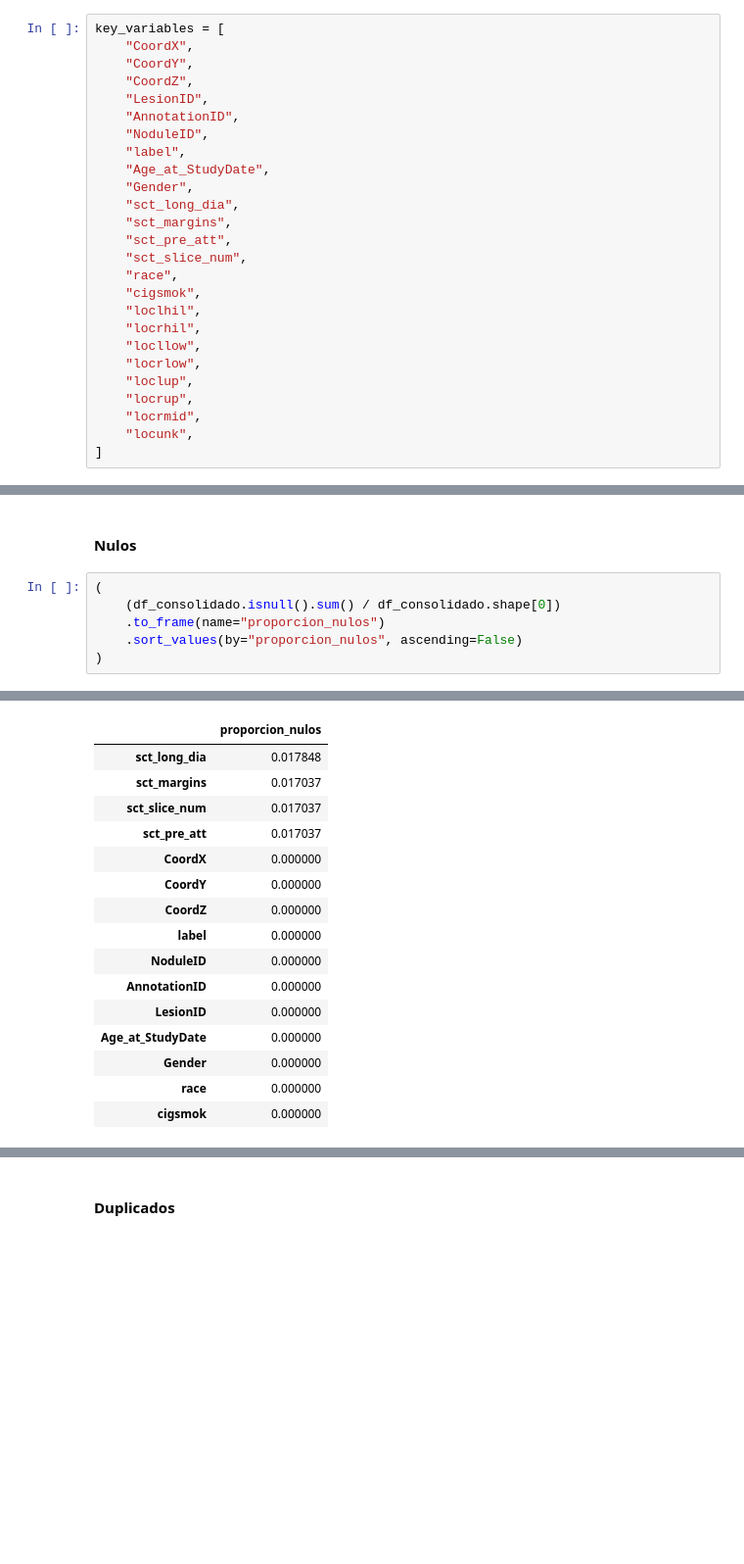
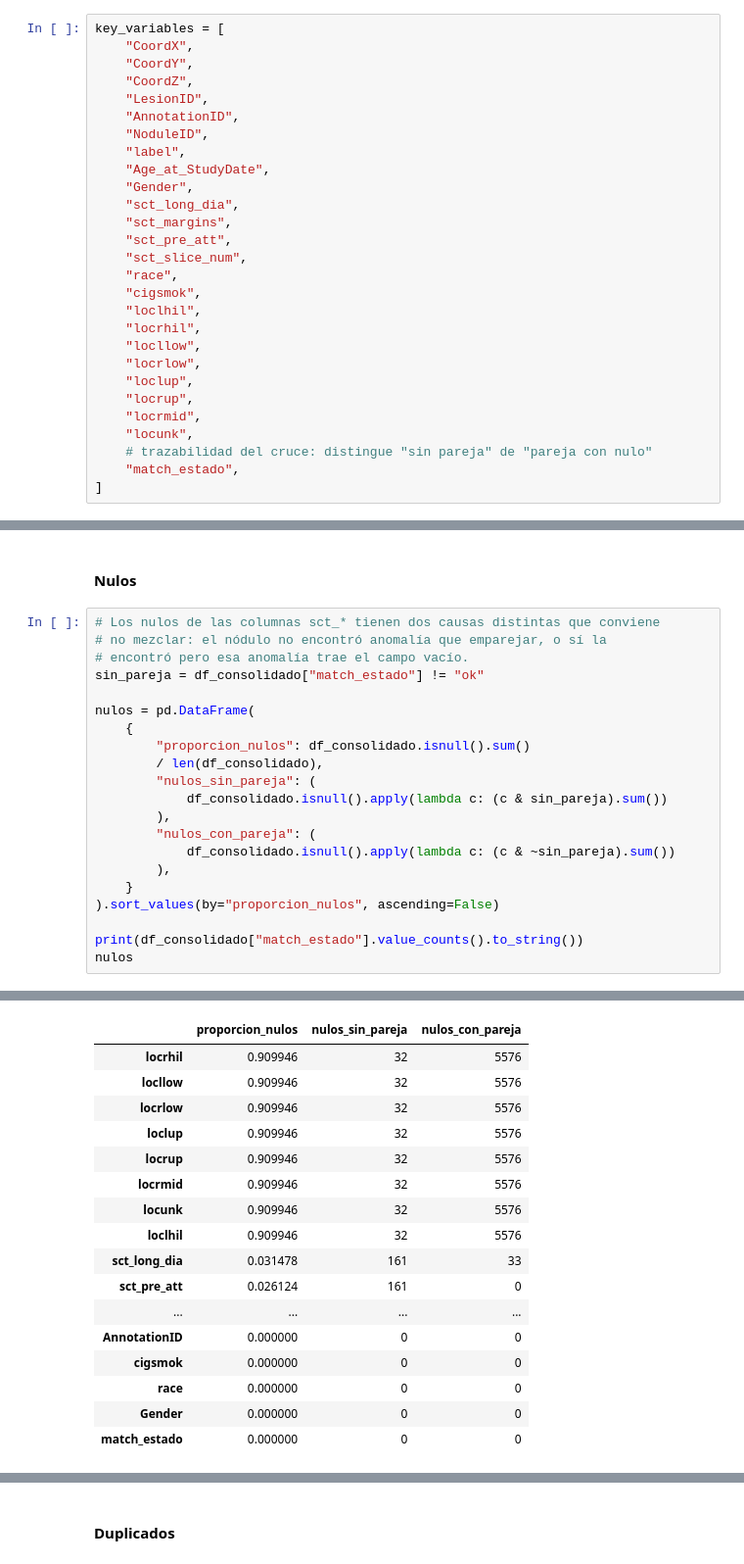
Before and after one commit to juanpablocarrillohortua/health_tech_lung_cancer, a Jupyter notebook: notebooks/image_caracteristics.ipynb, the cells around one changed output, grey strips where cells are left out. Shown at 98% size. Cells and saved outputs as stored; diff of their text form; blank space fills up the shorter version.

```diff
--- a/notebooks/image_caracteristics.ipynb
+++ b/notebooks/image_caracteristics.ipynb
@@ -338,6 +370,8 @@ key_variables = [
     "locrup",
     "locrmid",
     "locunk",
+    # trazabilidad del cruce: distingue "sin pareja" de "pareja con nulo"
+    "match_estado",
 ]
 # %%
 df_consolidado = df_consolidado[key_variables]
@@ -346,9 +380,24 @@ df_consolidado = df_consolidado[key_variables]
 # %% [markdown]
 #### Nulos
 # %%
-(
-    (df_consolidado.isnull().sum() / df_consolidado.shape[0])
-    .to_frame(name="proporcion_nulos")
-    .sort_values(by="proporcion_nulos", ascending=False)
-)
+# Los nulos de las columnas sct_* tienen dos causas distintas que conviene
+# no mezclar: el nódulo no encontró anomalía que emparejar, o sí la
+# encontró pero esa anomalía trae el campo vacío.
+sin_pareja = df_consolidado["match_estado"] != "ok"
+
+nulos = pd.DataFrame(
+    {
+        "proporcion_nulos": df_consolidado.isnull().sum()
+        / len(df_consolidado),
+        "nulos_sin_pareja": (
+            df_consolidado.isnull().apply(lambda c: (c & sin_pareja).sum())
+        ),
+        "nulos_con_pareja": (
+            df_consolidado.isnull().apply(lambda c: (c & ~sin_pareja).sum())
+        ),
+    }
+).sort_values(by="proporcion_nulos", ascending=False)
+
+print(df_consolidado["match_estado"].value_counts().to_string())
+nulos
 # %% [output]
@@ -355,19 +408,20 @@ df_consolidado = df_consolidado[key_variables]
-|  | proporcion_nulos |
-| sct_long_dia | 0.017848 |
-| sct_margins | 0.017037 |
-| sct_slice_num | 0.017037 |
-| sct_pre_att | 0.017037 |
-| CoordX | 0.000000 |
-| CoordY | 0.000000 |
-| CoordZ | 0.000000 |
-| label | 0.000000 |
-| NoduleID | 0.000000 |
-| AnnotationID | 0.000000 |
-| LesionID | 0.000000 |
-| Age_at_StudyDate | 0.000000 |
-| Gender | 0.000000 |
-| race | 0.000000 |
-| cigsmok | 0.000000 |
+|  | proporcion_nulos | nulos_sin_pareja | nulos_con_pareja |
+| locrhil | 0.909946 | 32 | 5576 |
+| locllow | 0.909946 | 32 | 5576 |
+| locrlow | 0.909946 | 32 | 5576 |
+| loclup | 0.909946 | 32 | 5576 |
+| locrup | 0.909946 | 32 | 5576 |
+| locrmid | 0.909946 | 32 | 5576 |
+| locunk | 0.909946 | 32 | 5576 |
+| loclhil | 0.909946 | 32 | 5576 |
+| sct_long_dia | 0.031478 | 161 | 33 |
+| sct_pre_att | 0.026124 | 161 | 0 |
+| ... | ... | ... | ... |
+| AnnotationID | 0.000000 | 0 | 0 |
+| cigsmok | 0.000000 | 0 | 0 |
+| race | 0.000000 | 0 | 0 |
+| Gender | 0.000000 | 0 | 0 |
+| match_estado | 0.000000 | 0 | 0 |
 # %%
 df_consolidado.drop(
     columns=[
```
Also changed, not shown: parts of 44 cells of this notebook, 1 other file.
